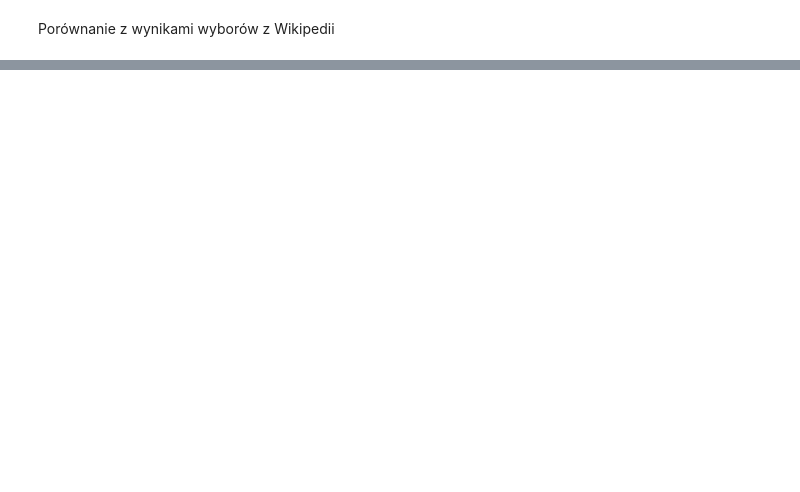
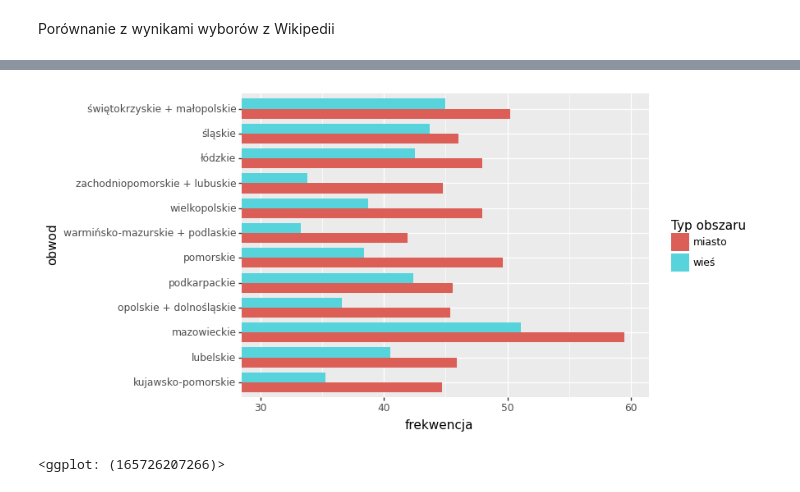
Before and after one commit to GrzegorzGapinski/Wizualizacja, a Jupyter notebook: Wizualizacja1.ipynb, the cells around one changed output, grey strips where cells are left out. Cells and saved outputs as stored; diff of their text form; code cells hidden in the pictures; blank space fills up the shorter version.

```diff
--- a/Wizualizacja1.ipynb
+++ b/Wizualizacja1.ipynb
@@ -159,0 +278,9 @@ print(woj_obwod)
+# %%
+(
+    gg.ggplot(frek_obwody, gg.aes(x="obwod", y="frekwencja", fill="Typ obszaru", width=0.8))
+    + gg.geom_bar(stat="identity", position="dodge")
+    + gg.coord_flip(ylim=(30,60))
+)
+# %% [output]
+[figure, added]
+<ggplot: (165726207266)>
```
Also changed, not shown: parts of 16 cells of this notebook.
